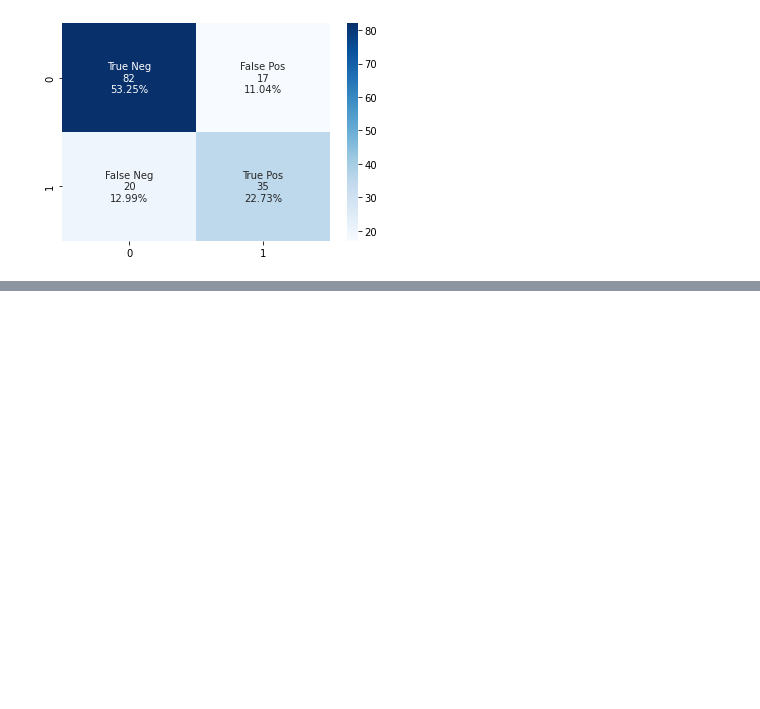
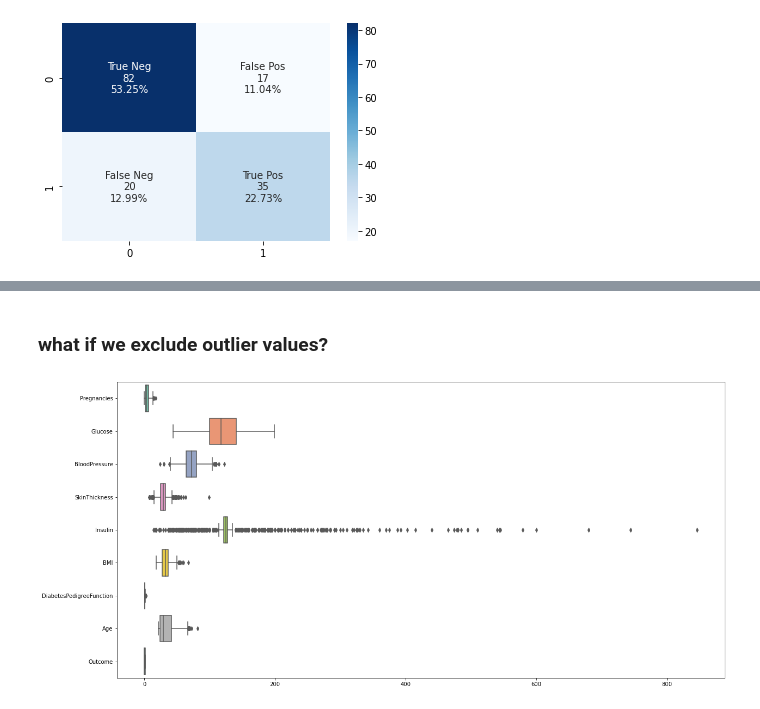
Before and after one commit to ismailucrn/Diabetes-Analysis-and-Classification, a Jupyter notebook: notebook.ipynb, the cells around one changed output, grey strips where cells are left out. Cells and saved outputs as stored; diff of their text form; code cells hidden in the pictures; blank space fills up the shorter version.

Commit message:
outliers removed
outlier detection and removing with z score

```diff
--- a/notebook.ipynb
+++ b/notebook.ipynb
@@ -466,0 +500,8 @@ weighted avg       0.82      0.82      0.82       154
+# %% [markdown]
+### what if we exclude outlier values?
+# %%
+plt.figure(figsize=(20, 10))
+sns.boxplot(data=df_copy, orient="h", palette="Set2")
+plt.show()
+# %% [output]
+[figure, added]
```
Also changed, not shown: parts of 13 cells of this notebook.
